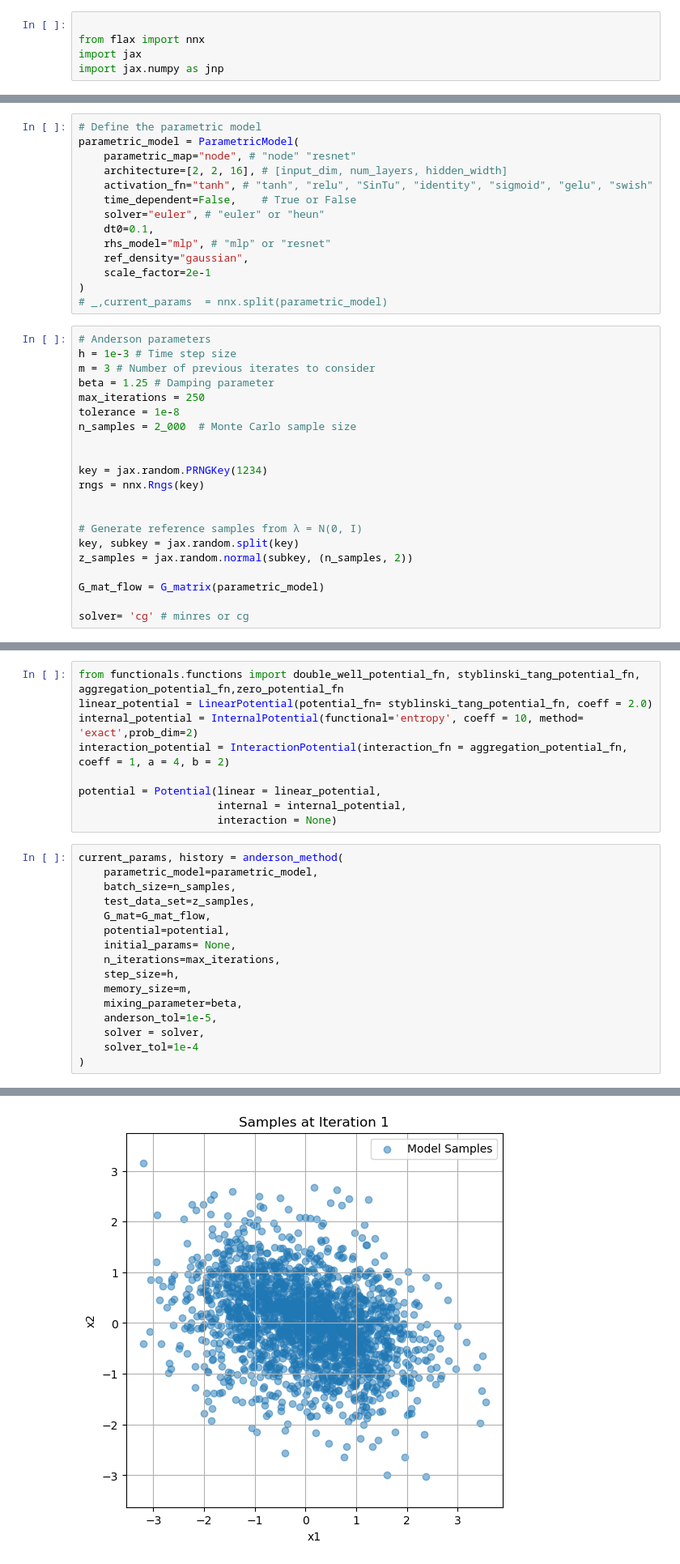
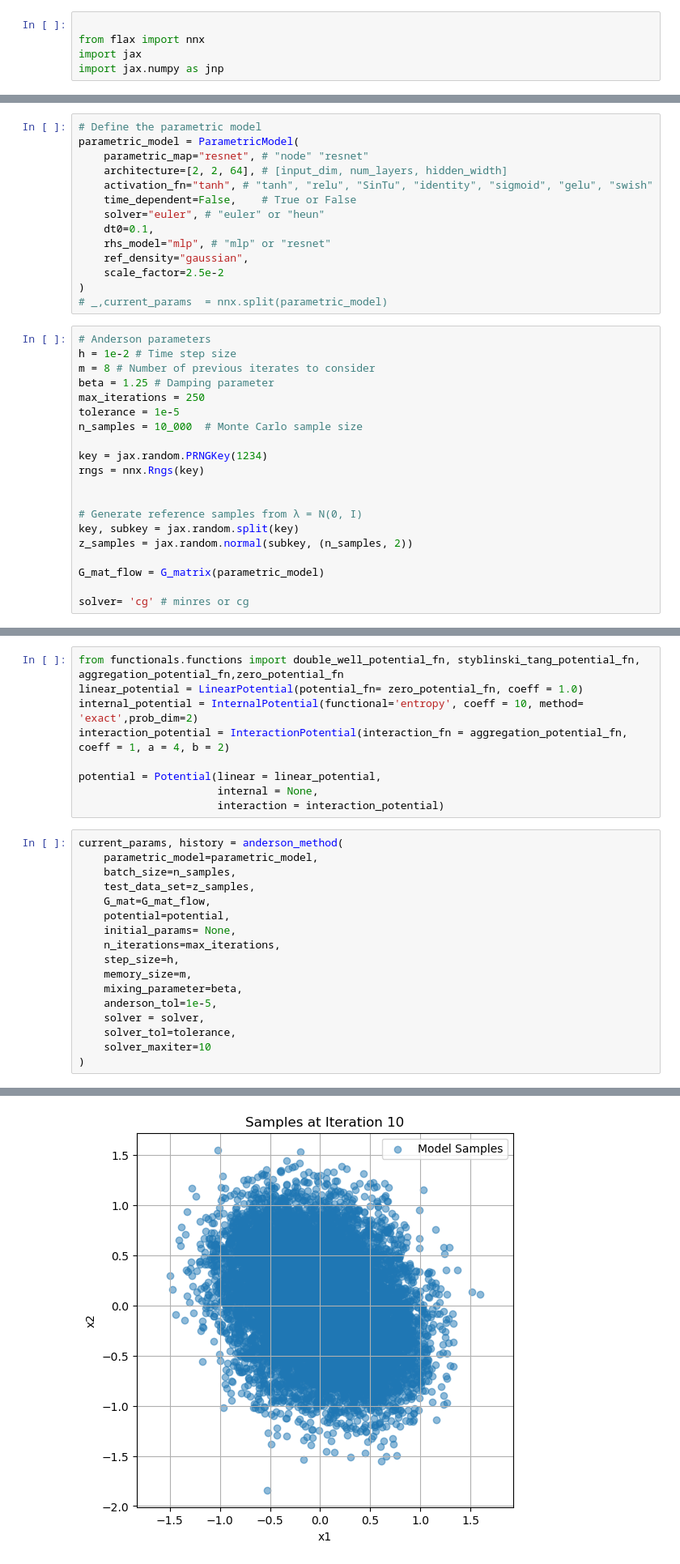
Before and after one commit to SebasGutHdz/Parametric-Wasserstein-Flows, a Jupyter notebook: anderson_acceleration_test.ipynb, the cells around one changed output, grey strips where cells are left out. Shown: that part at 81% size. Drawn from its saved outputs; the diff is of its cells as text.

```diff
--- a/anderson_acceleration_test.ipynb
+++ b/anderson_acceleration_test.ipynb
@@ -25,26 +25,25 @@ from parametric_model.parametric_model import ParametricModel
 # %%
 # Define the parametric model
 parametric_model = ParametricModel(
-    parametric_map="node", # "node" "resnet"
-    architecture=[2, 2, 16], # [input_dim, num_layers, hidden_width]
+    parametric_map="resnet", # "node" "resnet"
+    architecture=[2, 2, 64], # [input_dim, num_layers, hidden_width]
     activation_fn="tanh", # "tanh", "relu", "SinTu", "identity", "sigmoid", "gelu", "swish"
     time_dependent=False,    # True or False
     solver="euler", # "euler" or "heun"
     dt0=0.1,
     rhs_model="mlp", # "mlp" or "resnet"
     ref_density="gaussian",
-    scale_factor=2e-1
+    scale_factor=2.5e-2
 )
 # _,current_params  = nnx.split(parametric_model)
 # %%
 # Anderson parameters
-h = 1e-3 # Time step size
-m = 3 # Number of previous iterates to consider
+h = 1e-2 # Time step size
+m = 8 # Number of previous iterates to consider
 beta = 1.25 # Damping parameter
 max_iterations = 250
-tolerance = 1e-8
-n_samples = 2_000  # Monte Carlo sample size
-
+tolerance = 1e-5
+n_samples = 10_000  # Monte Carlo sample size
 
 key = jax.random.PRNGKey(1234)
 rngs = nnx.Rngs(key)
@@ -60,12 +68,12 @@ solver= 'cg' # minres or cg
 # %%
 from functionals.functions import double_well_potential_fn, styblinski_tang_potential_fn, aggregation_potential_fn,zero_potential_fn
-linear_potential = LinearPotential(potential_fn= styblinski_tang_potential_fn, coeff = 2.0)
+linear_potential = LinearPotential(potential_fn= zero_potential_fn, coeff = 1.0)
 internal_potential = InternalPotential(functional='entropy', coeff = 10, method= 'exact',prob_dim=2)
 interaction_potential = InteractionPotential(interaction_fn = aggregation_potential_fn, coeff = 1, a = 4, b = 2)
 
 potential = Potential(linear = linear_potential,
-                      internal = internal_potential,
-                      interaction = None)
+                      internal = None,
+                      interaction = interaction_potential)
 # %%
 current_params, history = anderson_method(
     parametric_model=parametric_model,
@@ -80,7 +88,8 @@ current_params, history = anderson_method(
     mixing_parameter=beta,
     anderson_tol=1e-5,
     solver = solver,
-    solver_tol=1e-4
+    solver_tol=tolerance,
+    solver_maxiter=10
 )
 # %% [output]
 Starting Anderson-accelerated gradient flow
@@ -95 +104 @@ Iter    1 | Energy: -5.182404e+01 | Residual: 1.727339e-02 |
-[figure, old version]
+[figure, new version]
```
Also changed, not shown: parts of 4 cells of this notebook, 8 other files.
